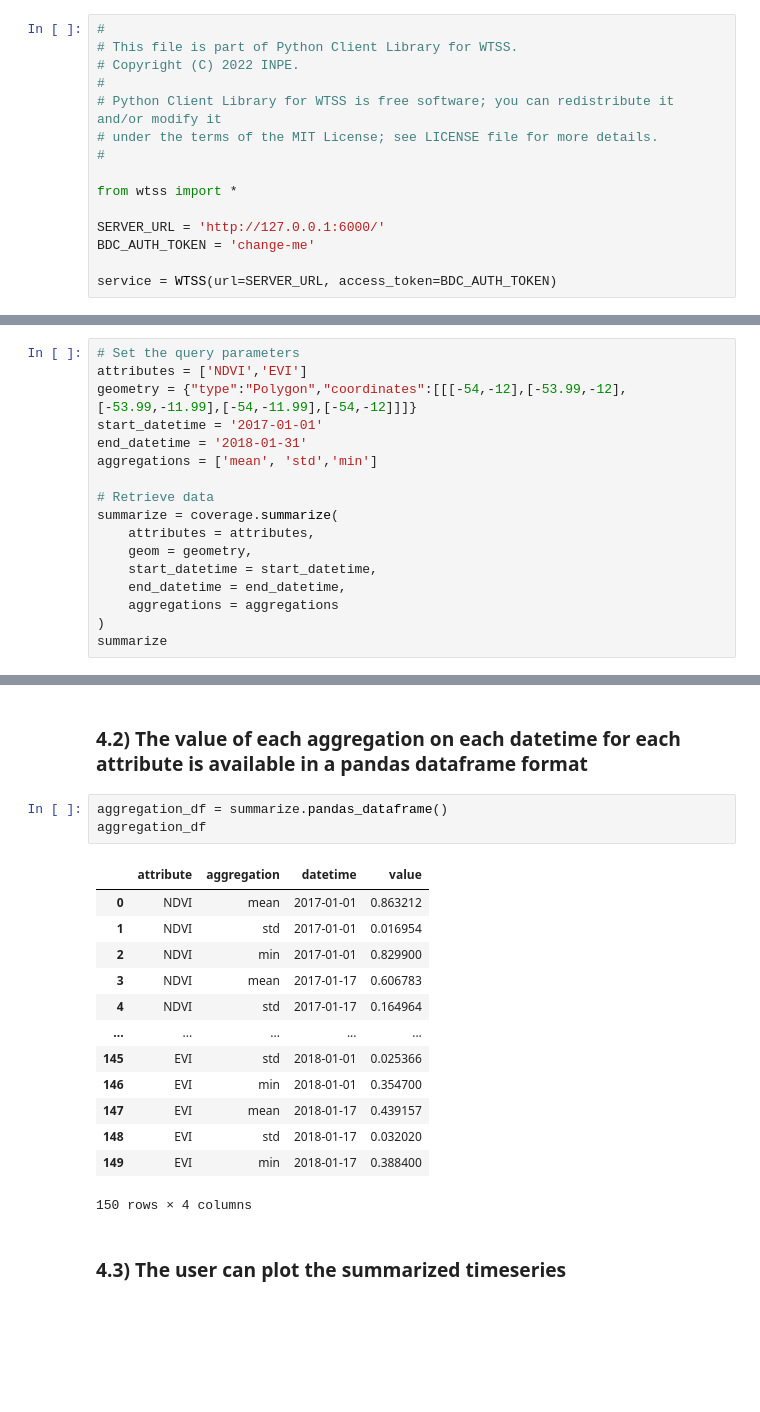
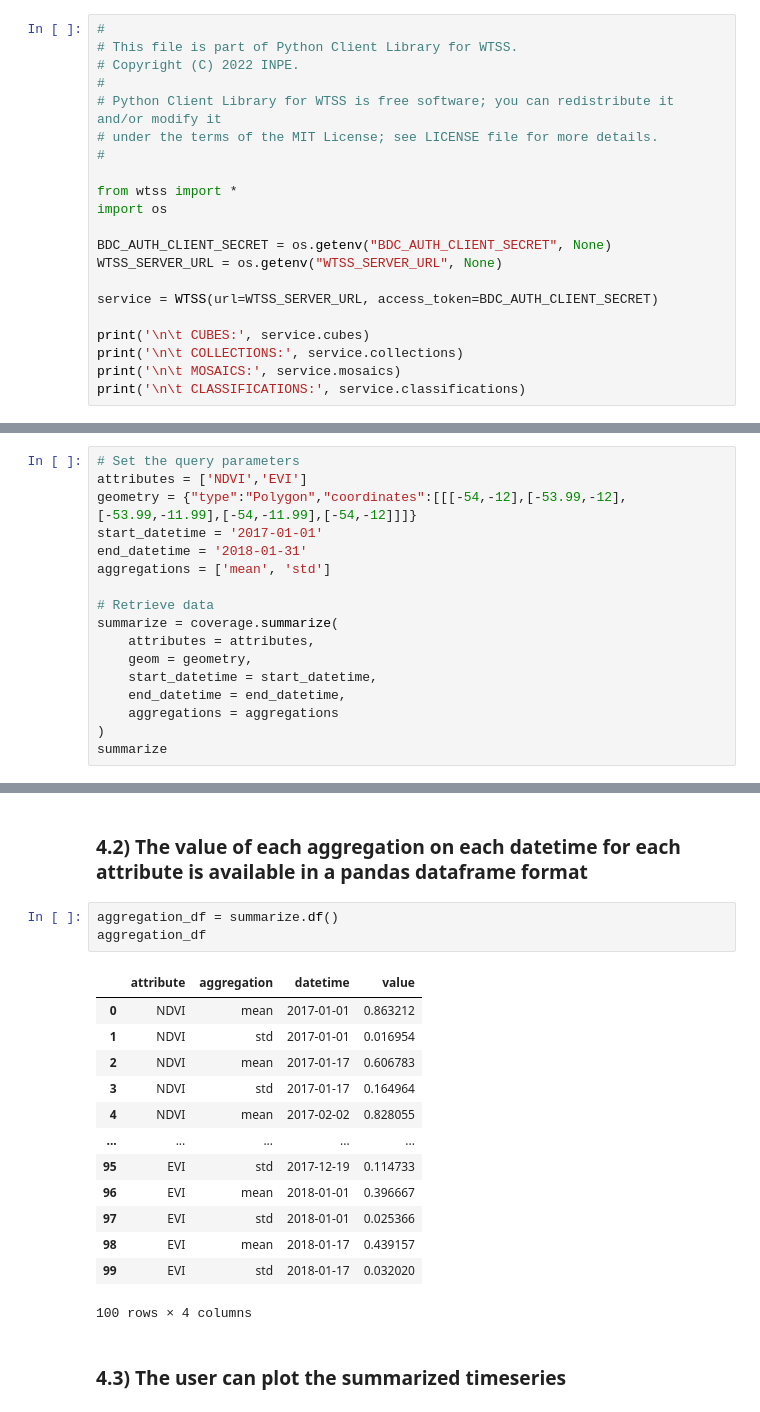
Before and after one commit to brazil-data-cube/wtss.py, a Jupyter notebook: examples/WTSS_jupyter_notebook.ipynb, the cells around one changed output, grey strips where cells are left out. Drawn from its saved outputs; the diff is of its cells as text; blank space fills up the shorter version.

```diff
--- a/examples/WTSS_jupyter_notebook.ipynb
+++ b/examples/WTSS_jupyter_notebook.ipynb
@@ -12,8 +12,14 @@
 #
 
 from wtss import *
+import os
 
-SERVER_URL = 'http://127.0.0.1:6000/'
-BDC_AUTH_TOKEN = 'change-me'
+BDC_AUTH_CLIENT_SECRET = os.getenv("BDC_AUTH_CLIENT_SECRET", None)
+WTSS_SERVER_URL = os.getenv("WTSS_SERVER_URL", None)
 
-service = WTSS(url=SERVER_URL, access_token=BDC_AUTH_TOKEN)
+service = WTSS(url=WTSS_SERVER_URL, access_token=BDC_AUTH_CLIENT_SECRET)
+
+print('\n\t CUBES:', service.cubes)
+print('\n\t COLLECTIONS:', service.collections)
+print('\n\t MOSAICS:', service.mosaics)
+print('\n\t CLASSIFICATIONS:', service.classifications)
@@ -150,7 +154,7 @@ attributes = ['NDVI','EVI']
 geometry = {"type":"Polygon","coordinates":[[[-54,-12],[-53.99,-12],[-53.99,-11.99],[-54,-11.99],[-54,-12]]]}
 start_datetime = '2017-01-01'
 end_datetime = '2018-01-31'
-aggregations = ['mean', 'std','min']
+aggregations = ['mean', 'std']
 
 # Retrieve data
 summarize = coverage.summarize(
@@ -202,22 +206,22 @@ print('\n\t EVI std:', summarize.EVI.std)
 # %% [markdown]
 ### 4.2) The value of each aggregation on each datetime for each attribute is available in a pandas dataframe format
 # %%
-aggregation_df = summarize.pandas_dataframe()
+aggregation_df = summarize.df()
 aggregation_df
 # %% [output]
 |  | attribute | aggregation | datetime | value |
 | 0 | NDVI | mean | 2017-01-01 | 0.863212 |
 | 1 | NDVI | std | 2017-01-01 | 0.016954 |
-| 2 | NDVI | min | 2017-01-01 | 0.829900 |
-| 3 | NDVI | mean | 2017-01-17 | 0.606783 |
-| 4 | NDVI | std | 2017-01-17 | 0.164964 |
+| 2 | NDVI | mean | 2017-01-17 | 0.606783 |
+| 3 | NDVI | std | 2017-01-17 | 0.164964 |
+| 4 | NDVI | mean | 2017-02-02 | 0.828055 |
 | ... | ... | ... | ... | ... |
-| 145 | EVI | std | 2018-01-01 | 0.025366 |
-| 146 | EVI | min | 2018-01-01 | 0.354700 |
-| 147 | EVI | mean | 2018-01-17 | 0.439157 |
-| 148 | EVI | std | 2018-01-17 | 0.032020 |
-| 149 | EVI | min | 2018-01-17 | 0.388400 |
+| 95 | EVI | std | 2017-12-19 | 0.114733 |
+| 96 | EVI | mean | 2018-01-01 | 0.396667 |
+| 97 | EVI | std | 2018-01-01 | 0.025366 |
+| 98 | EVI | mean | 2018-01-17 | 0.439157 |
+| 99 | EVI | std | 2018-01-17 | 0.032020 |
-150 rows × 4 columns
+100 rows × 4 columns
 # %% [markdown]
 ### 4.3) The user can plot the summarized timeseries
 # %%
```
Also changed, not shown: parts of 8 cells of this notebook, 5 other files.
